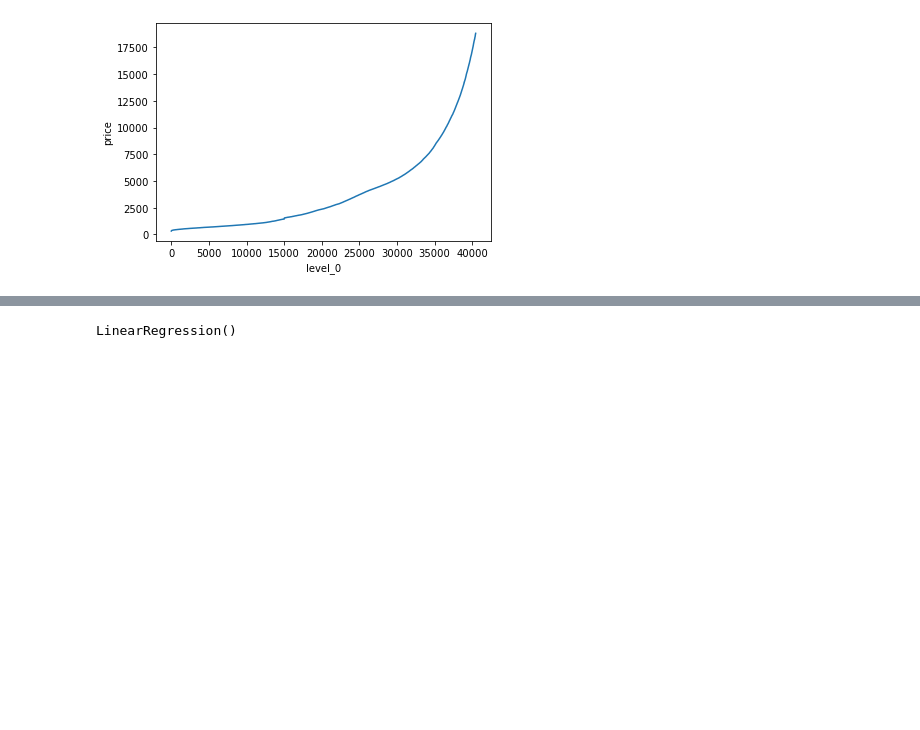
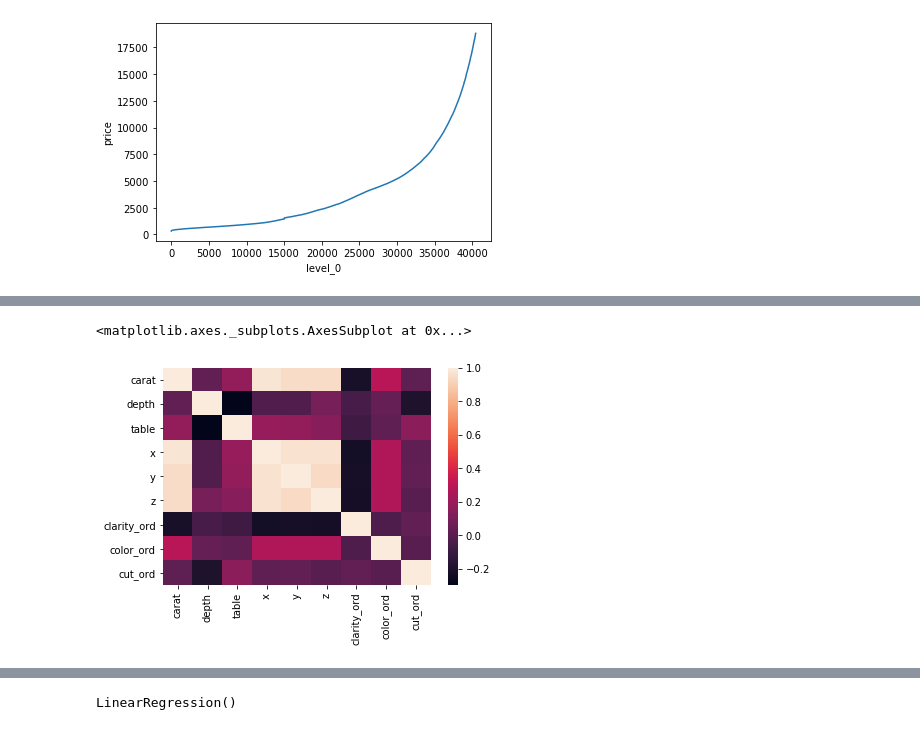
Before and after one commit to silviaherf/diamonds-kaggle-competition, a Jupyter notebook: src/data_cleaning.ipynb, the cells around one changed output, grey strips where cells are left out. Drawn from its saved outputs; the diff is of its cells as text; code cells hidden in the pictures; blank space fills up the shorter version.

```diff
--- a/src/data_cleaning.ipynb
+++ b/src/data_cleaning.ipynb
@@ -146,0 +156,5 @@ X=data.drop(['price','id'],axis=1)
+# %%
+sns.heatmap(data_train.drop(['cut','color','clarity'],axis=1).corr())
+# %% [output]
+<matplotlib.axes._subplots.AxesSubplot at 0x...>
+[figure, added]
```
Also changed, not shown: parts of 28 cells of this notebook.
